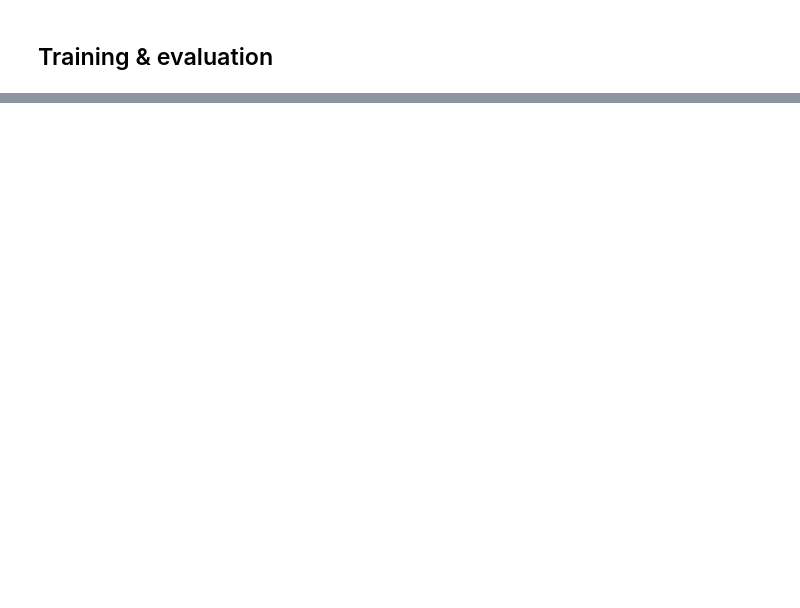
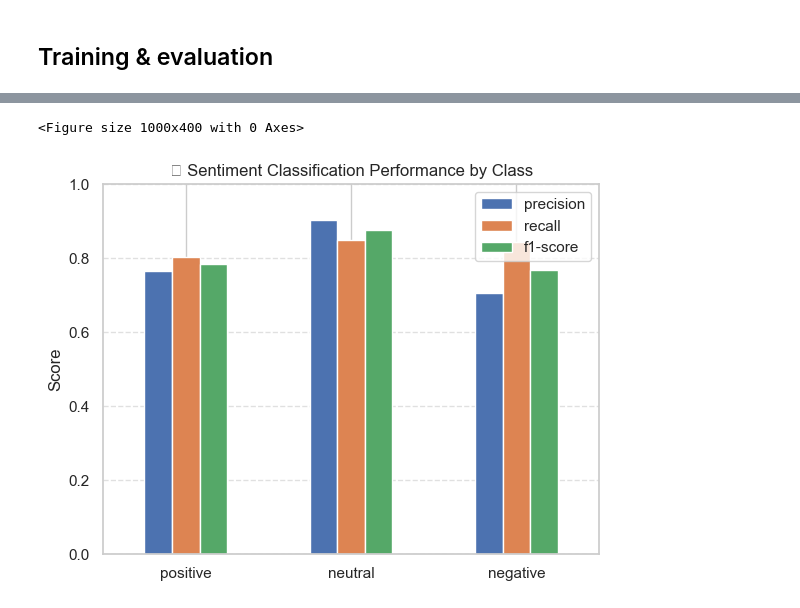
Before and after one commit to deeason7/cfpb_, a Jupyter notebook: notebooks/04_sentiment_training.ipynb, the cells around one changed output, grey strips where cells are left out. Saved outputs shown, nothing was run; the diff lists cells and outputs as text; code cells hidden in the pictures; blank space fills up the shorter version.

Commit message:
Add final sentiment model artifacts and update training notebook

```diff
--- a/notebooks/04_sentiment_training.ipynb
+++ b/notebooks/04_sentiment_training.ipynb
@@ -23,10 +16,6 @@ sns.set(style="whitegrid")
 # %% [markdown]
 ## Training & evaluation
 # %%
-history, cm, report = train_and_evaluate(
-    input_csv=INPUT_CSV,
-    model_out=MODEL_OUT,
-    tokenizer_out=TOKENIZER_OUT,
-    report_out=REPORT_OUT
-)
-print("Classification Report: \n", pd.DataFrame(report).transpose())
+# Step 1: Execute model training and evaluation
+train_and_evaluate_sentiment()
+print("Sentiment model pipeline executed.")
@@ -33,2 +40,5 @@ print("Classification Report: \n", pd.DataFrame(report).transpose())
 # %%
-from vaderSentiment.vaderSentiment import SentimentIntensityAnalyzer
+# Load metrics report
+import json
+with open("../outputs/sentiment_accuracy.txt", "r") as f:
+    report = json.load(f)
@@ -36,0 +45,5 @@ ModuleNotFoundError: No module named 'vaderSentiment'
+# %%
+# Convert classification report to DataFrame
+report_df = pd.DataFrame(report).T
+report_df = report_df.round(3)
+display(report_df)
@@ -36,0 +58,13 @@ ModuleNotFoundError: No module named 'vaderSentiment'
+# %%
+#  Visualize key performance metrics
+plt.figure(figsize=(10, 4))
+report_df.loc[["positive", "neutral", "negative"], ["precision", "recall", "f1-score"]].plot(kind="bar")
+plt.title("📊 Sentiment Classification Performance by Class")
+plt.ylabel("Score")
+plt.ylim(0, 1)
+plt.xticks(rotation=0)
+plt.grid(axis="y", linestyle="--", alpha=0.6)
+plt.show()
+# %% [output]
+<Figure size 1000x400 with 0 Axes>
+[figure, added]
```
Also changed, not shown: parts of 6 cells of this notebook, 5 other files.
